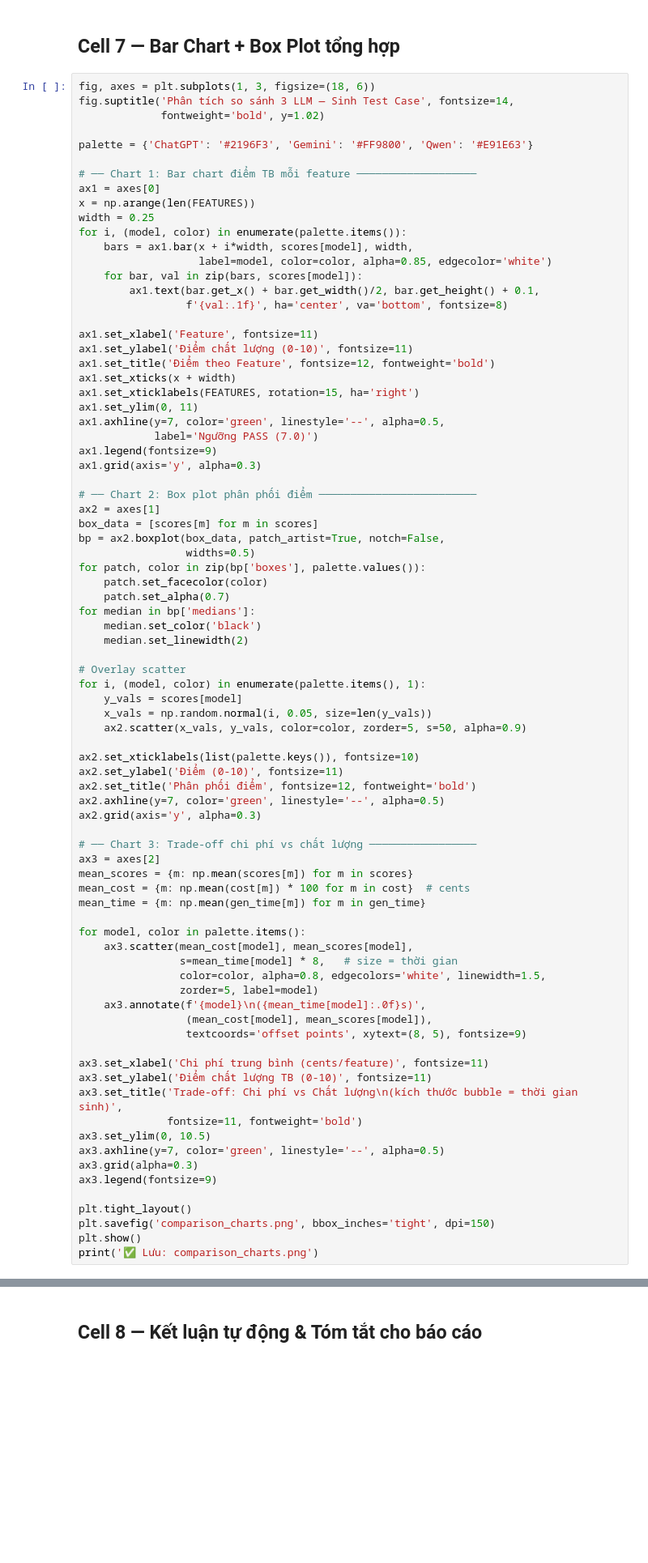
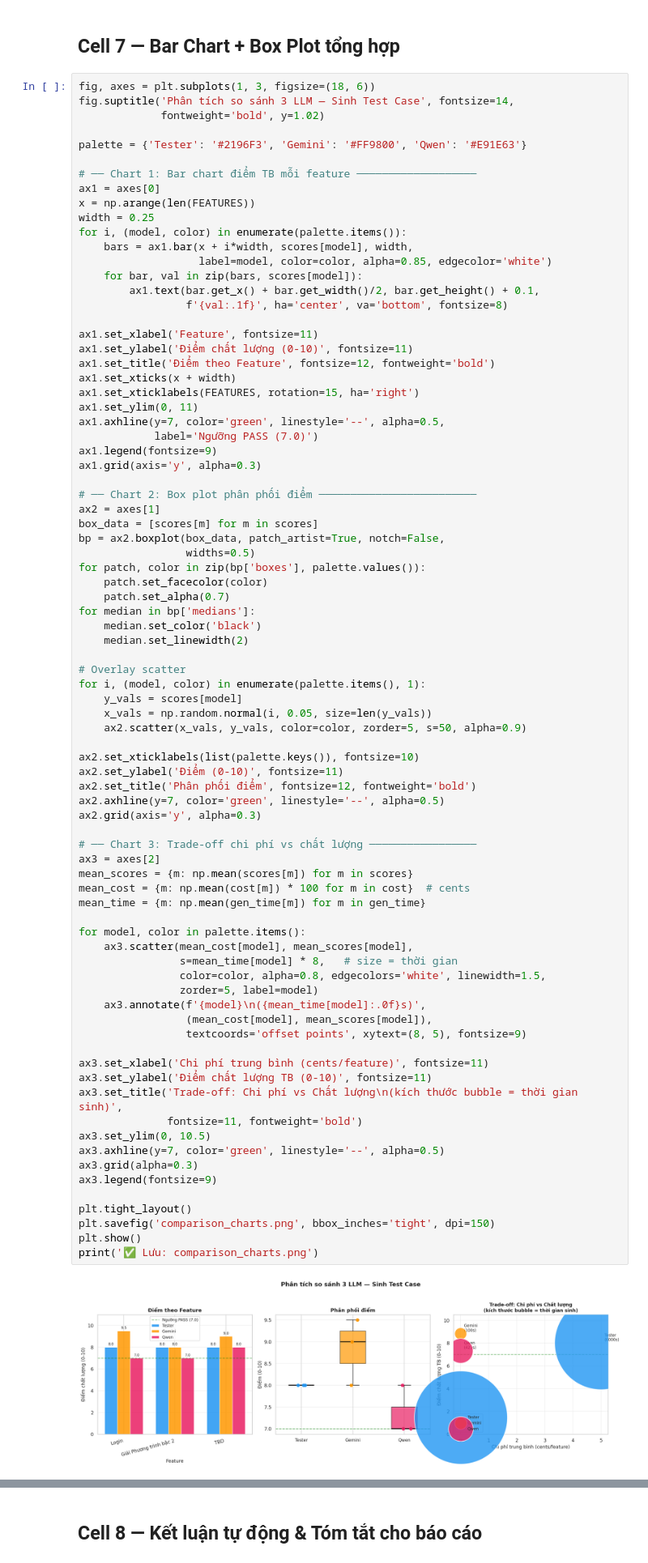
Before and after one commit to Teau-ngg/LLM-for_Testing, a Jupyter notebook: Train_LLM/Statistical_Analysis.ipynb, the cells around one changed output, grey strips where cells are left out. Shown at 81% size. Saved outputs shown, nothing was run; the diff lists cells and outputs as text; blank space fills up the shorter version.

```diff
--- a/Train_LLM/Statistical_Analysis.ipynb
+++ b/Train_LLM/Statistical_Analysis.ipynb
@@ -307,7 +370,7 @@ fig, axes = plt.subplots(1, 3, figsize=(18, 6))
 fig.suptitle('Phân tích so sánh 3 LLM — Sinh Test Case', fontsize=14,
              fontweight='bold', y=1.02)
 
-palette = {'ChatGPT': '#2196F3', 'Gemini': '#FF9800', 'Qwen': '#E91E63'}
+palette = {'Tester': '#2196F3', 'Gemini': '#FF9800', 'Qwen': '#E91E63'}
 
 # ── Chart 1: Bar chart điểm TB mỗi feature ───────────────────
 ax1 = axes[0]
@@ -356,30 +419,32 @@ ax2.axhline(y=7, color='green', linestyle='--', alpha=0.5)
 ax2.grid(axis='y', alpha=0.3)
 
 # ── Chart 3: Trade-off chi phí vs chất lượng ─────────────────
 ax3 = axes[2]
 mean_scores = {m: np.mean(scores[m]) for m in scores}
 mean_cost = {m: np.mean(cost[m]) * 100 for m in cost}  # cents
 mean_time = {m: np.mean(gen_time[m]) for m in gen_time}
 
 for model, color in palette.items():
     ax3.scatter(mean_cost[model], mean_scores[model],
                 s=mean_time[model] * 8,   # size = thời gian
                 color=color, alpha=0.8, edgecolors='white', linewidth=1.5,
                 zorder=5, label=model)
     ax3.annotate(f'{model}\n({mean_time[model]:.0f}s)',
                  (mean_cost[model], mean_scores[model]),
                  textcoords='offset points', xytext=(8, 5), fontsize=9)
 
 ax3.set_xlabel('Chi phí trung bình (cents/feature)', fontsize=11)
 ax3.set_ylabel('Điểm chất lượng TB (0-10)', fontsize=11)
 ax3.set_title('Trade-off: Chi phí vs Chất lượng\n(kích thước bubble = thời gian sinh)',
               fontsize=11, fontweight='bold')
 ax3.set_ylim(0, 10.5)
 ax3.axhline(y=7, color='green', linestyle='--', alpha=0.5)
 ax3.grid(alpha=0.3)
 ax3.legend(fontsize=9)
 
 plt.tight_layout()
 plt.savefig('comparison_charts.png', bbox_inches='tight', dpi=150)
 plt.show()
 print('✅ Lưu: comparison_charts.png')
+# %% [output]
+[figure, added]
```
Also changed, not shown: parts of 10 cells of this notebook.
